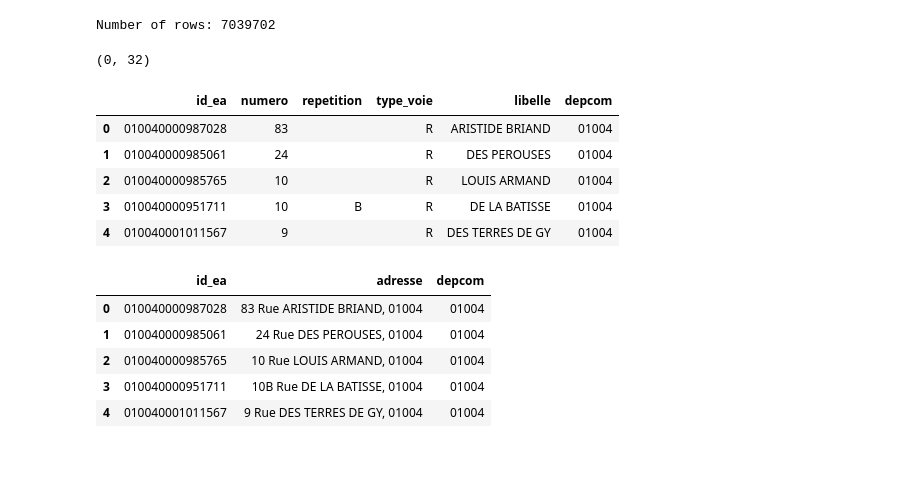
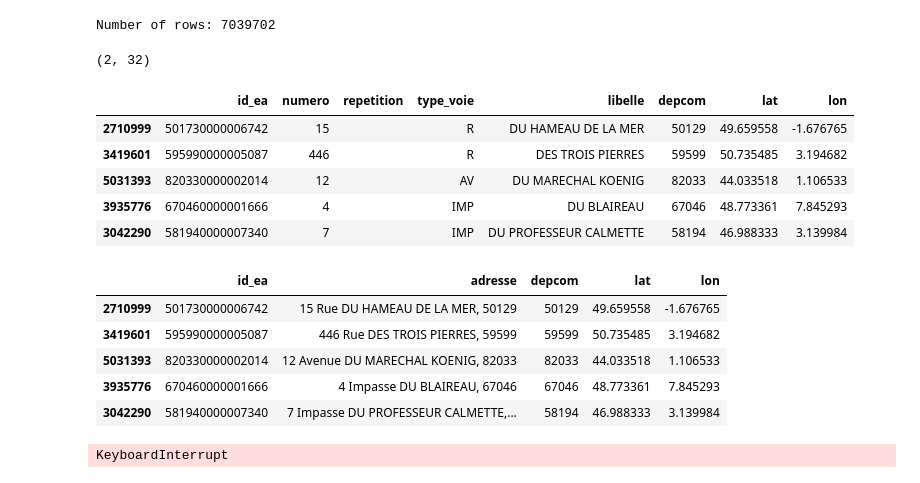
Before and after one commit to fab-geocommuns/RNB-coeur, a Jupyter notebook: app/notebooks/rapprochements/RIL/RIL.ipynb, the cells around one changed output. Drawn from its saved outputs; the diff is of its cells as text; code cells hidden in the pictures.

```diff
--- a/app/notebooks/rapprochements/RIL/RIL.ipynb
+++ b/app/notebooks/rapprochements/RIL/RIL.ipynb
@@ -79,23 +82,33 @@ print(f"Number of rows: {len(df)}")
 # %% [output]
 Number of rows: 7039702
 # %%
-df_sample = df.sample(n=1000)
+df_sample = df.sample(n=10000)
 df_sample[df_sample.duplicated(subset='id_ea', keep=False)].shape
 # %% [output]
-(0, 32)
+(2, 32)
+# %%
+import geopandas as gpd
+from shapely.geometry import Point
+
+
+gdf = gpd.GeoDataFrame(df_sample, geometry=gpd.points_from_xy(df_sample['x'], df_sample['y']))
+gdf.set_crs(epsg=2154, inplace=True)
+gdf_wgs84 = gdf.to_crs(epsg=4326)
+df_sample['lon'] = gdf_wgs84.geometry.x
+df_sample['lat'] = gdf_wgs84.geometry.y
 # %%
 # select only the columns that we need
-df_with_address['repetition'] = df_with_address['repetition'].fillna('')
-df_subset_col = df_with_address[["id_ea", "numero", "repetition", "type_voie", "libelle", "depcom"]]
+df_sample['repetition'] = df_sample['repetition'].fillna('')
+df_subset_col = df_sample[["id_ea", "numero", "repetition", "type_voie", "libelle", "depcom", "lat", "lon"]]
 # %%
 df_subset_col.head()
 # %% [output]
-|  | id_ea | numero | repetition | type_voie | libelle | depcom |
-| 0 | 010040000987028 | 83 |  | R | ARISTIDE BRIAND | 01004 |
-| 1 | 010040000985061 | 24 |  | R | DES PEROUSES | 01004 |
-| 2 | 010040000985765 | 10 |  | R | LOUIS ARMAND | 01004 |
-| 3 | 010040000951711 | 10 | B | R | DE LA BATISSE | 01004 |
-| 4 | 010040001011567 | 9 |  | R | DES TERRES DE GY | 01004 |
+|  | id_ea | numero | repetition | type_voie | libelle | depcom | lat | lon |
+| 2710999 | 501730000006742 | 15 |  | R | DU HAMEAU DE LA MER | 50129 | 49.659558 | -1.676765 |
+| 3419601 | 595990000005087 | 446 |  | R | DES TROIS PIERRES | 59599 | 50.735485 | 3.194682 |
+| 5031393 | 820330000002014 | 12 |  | AV | DU MARECHAL KOENIG | 82033 | 44.033518 | 1.106533 |
+| 3935776 | 670460000001666 | 4 |  | IMP | DU BLAIREAU | 67046 | 48.773361 | 7.845293 |
+| 3042290 | 581940000007340 | 7 |  | IMP | DU PROFESSEUR CALMETTE | 58194 | 46.988333 | 3.139984 |
 # %%
 def type_voie_en_toutes_lettres(abbreviation):
     # Dictionnaire des abréviations avec leur correspondance en toutes lettres
@@ -141,19 +154,19 @@ def type_voie_en_toutes_lettres(abbreviation):
 # %%
 # create a new column containing a list of the address as an array
 df_list = df_subset_col
 df_list.loc[:, ['adresse']] = df_subset_col.apply(
     lambda row: f'{row["numero"]}{row["repetition"]} {type_voie_en_toutes_lettres(row["type_voie"])} {row["libelle"]}, {row["depcom"]}',
     axis=1
 )
 
 # select only the columns that we need
-df_list = df_list[["id_ea", "adresse", "depcom"]]
+df_list = df_list[["id_ea", "adresse", "depcom", "lat", "lon"]]
 df_list.head()
 # %% [output]
-|  | id_ea | adresse | depcom |
-| 0 | 010040000987028 | 83 Rue ARISTIDE BRIAND, 01004 | 01004 |
-| 1 | 010040000985061 | 24 Rue DES PEROUSES, 01004 | 01004 |
-| 2 | 010040000985765 | 10 Rue LOUIS ARMAND, 01004 | 01004 |
-| 3 | 010040000951711 | 10B Rue DE LA BATISSE, 01004 | 01004 |
-| 4 | 010040001011567 | 9 Rue DES TERRES DE GY, 01004 | 01004 |
+|  | id_ea | adresse | depcom | lat | lon |
+| 2710999 | 501730000006742 | 15 Rue DU HAMEAU DE LA MER, 50129 | 50129 | 49.659558 | -1.676765 |
+| 3419601 | 595990000005087 | 446 Rue DES TROIS PIERRES, 59599 | 59599 | 50.735485 | 3.194682 |
+| 5031393 | 820330000002014 | 12 Avenue DU MARECHAL KOENIG, 82033 | 82033 | 44.033518 | 1.106533 |
+| 3935776 | 670460000001666 | 4 Impasse DU BLAIREAU, 67046 | 67046 | 48.773361 | 7.845293 |
+| 3042290 | 581940000007340 | 7 Impasse DU PROFESSEUR CALMETTE,... | 58194 | 46.988333 | 3.139984 |
 # %%
@@ -171,3 +175,28 @@ df_geocoded.to_csv('./data/geocoded.csv', index=False)
+# %%
+from batid.services.geocoders import BanBatchGeocoder
+from io import StringIO
+
+df_final = pd.read_csv('./data/geocode_this.csv')
+temp_filename = './data/geocode_tmp.csv'
+batch_size = 500
+all_batches = []
+
+for i in range(0, len(df_final), batch_size):
+    batch_df = df_final.iloc[i:i + batch_size]
+    batch_df.to_csv(temp_filename, index=False)
+
+    geocoder = BanBatchGeocoder()
+    response = geocoder.geocode_file(temp_filename, columns=['adresse'], citycode_col='depcom')
+
+    response_csv = StringIO(response.text)
+    df_geocoded_batch = pd.read_csv(response_csv, sep=',')
+
+    all_batches.append(df_geocoded_batch)
+
+df_geocoded = pd.concat(all_batches, ignore_index=True)
+df_geocoded.to_csv('./data/geocoded.csv', index=False)
+# %% [output]
+KeyboardInterrupt
 # %%
 df_geocoded = pd.read_csv('./data/geocoded.csv')
 df_geocoded.head()
```
Also changed, not shown: parts of 41 cells of this notebook.
